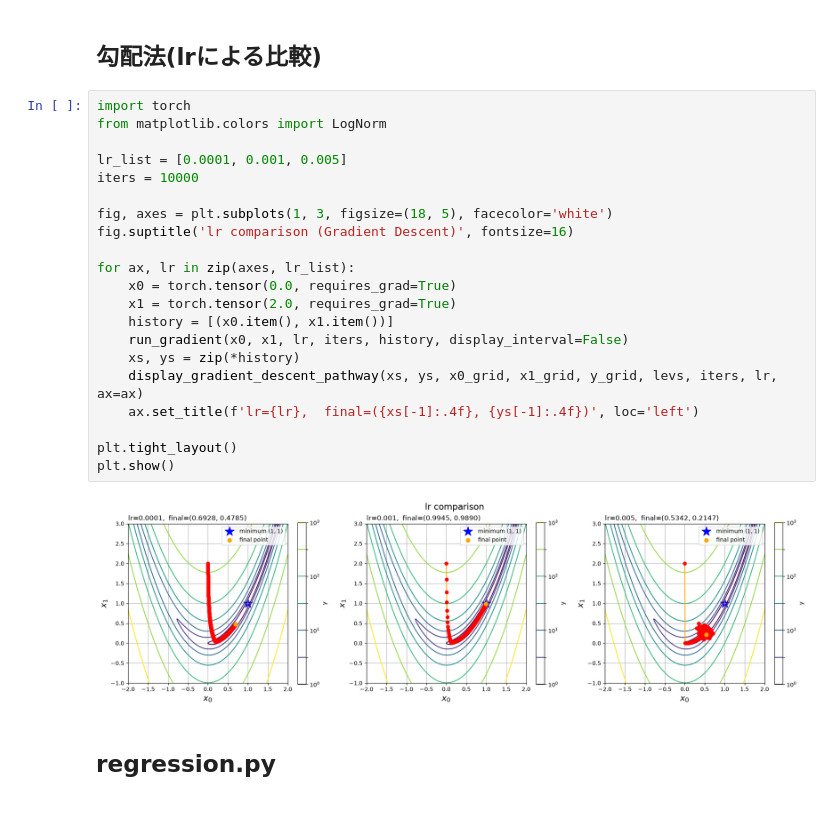
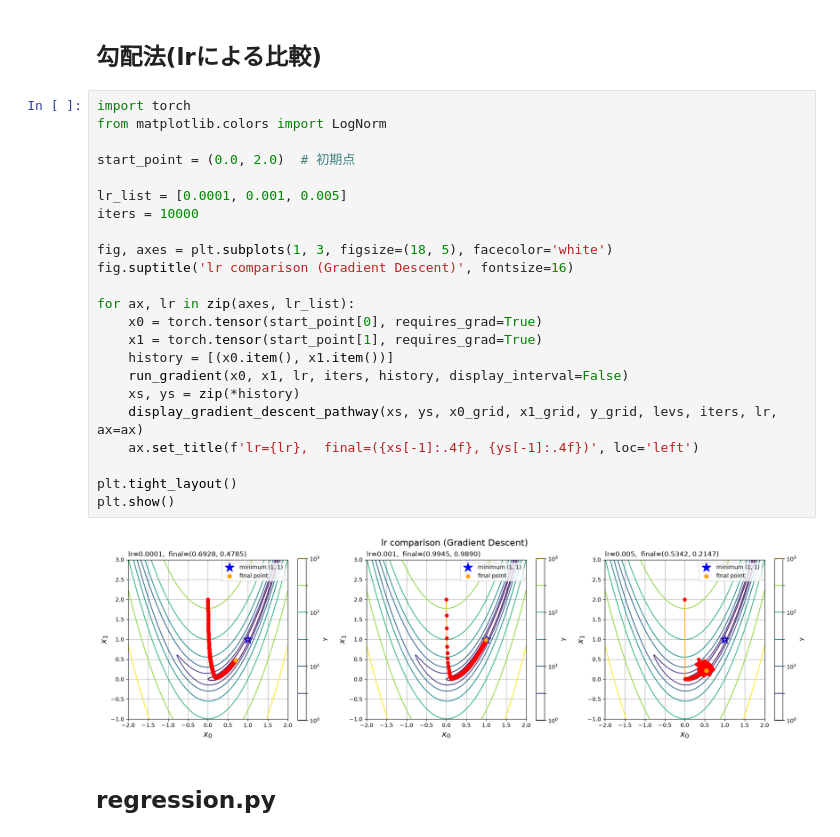
Before and after one commit to kyoropppp/2606_zero5, a Jupyter notebook: deep-learning-from-scratch-5/notebooks/06_pytorch.ipynb, the cells around one changed output. Drawn from its saved outputs; the diff is of its cells as text.

Commit message:
nb06: fix raw-input to start_point vals

```diff
--- a/deep-learning-from-scratch-5/notebooks/06_pytorch.ipynb
+++ b/deep-learning-from-scratch-5/notebooks/06_pytorch.ipynb
@@ -264,26 +264,28 @@ display_gradient_descent_pathway(xs, ys, x0_grid, x1_grid, y_grid, levs, iters,
 # %%
 import torch
 from matplotlib.colors import LogNorm
+
+start_point = (0.0, 2.0)  # 初期点
 
 lr_list = [0.0001, 0.001, 0.005]
 iters = 10000
 
 fig, axes = plt.subplots(1, 3, figsize=(18, 5), facecolor='white')
 fig.suptitle('lr comparison (Gradient Descent)', fontsize=16)
 
 for ax, lr in zip(axes, lr_list):
-    x0 = torch.tensor(0.0, requires_grad=True)
-    x1 = torch.tensor(2.0, requires_grad=True)
+    x0 = torch.tensor(start_point[0], requires_grad=True)
+    x1 = torch.tensor(start_point[1], requires_grad=True)
     history = [(x0.item(), x1.item())]
     run_gradient(x0, x1, lr, iters, history, display_interval=False)
     xs, ys = zip(*history)
     display_gradient_descent_pathway(xs, ys, x0_grid, x1_grid, y_grid, levs, iters, lr, ax=ax)
     ax.set_title(f'lr={lr},  final=({xs[-1]:.4f}, {ys[-1]:.4f})', loc='left')
 
 plt.tight_layout()
 plt.show()
 # %% [output]
-[figure, old version]
+[figure, new version]
 # %% [markdown]
 ## regression.py
 # %%
```
